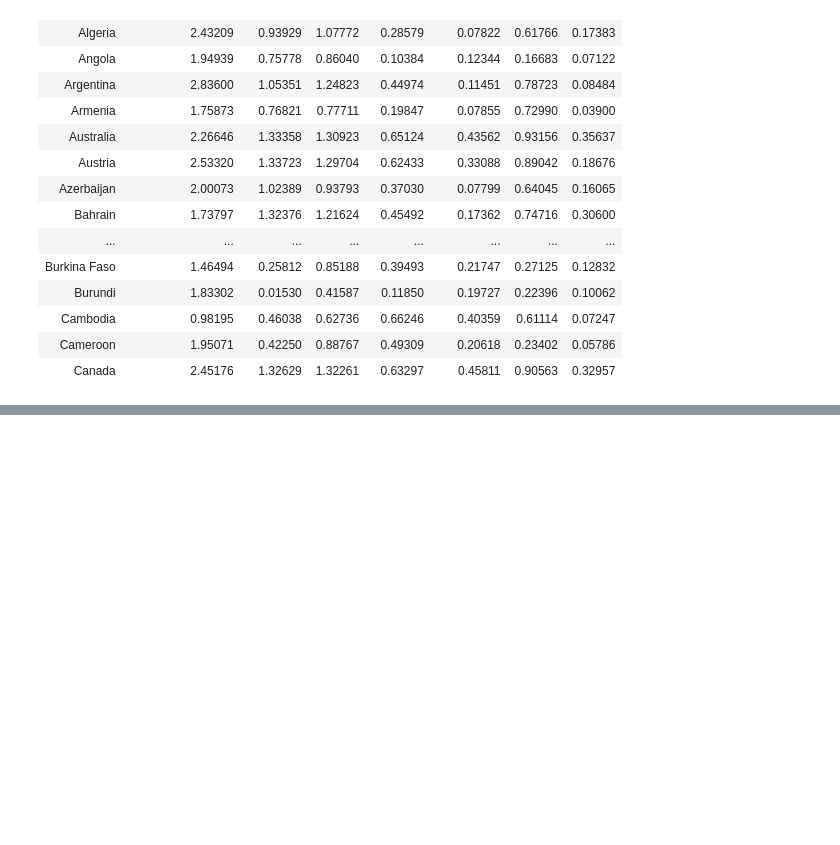
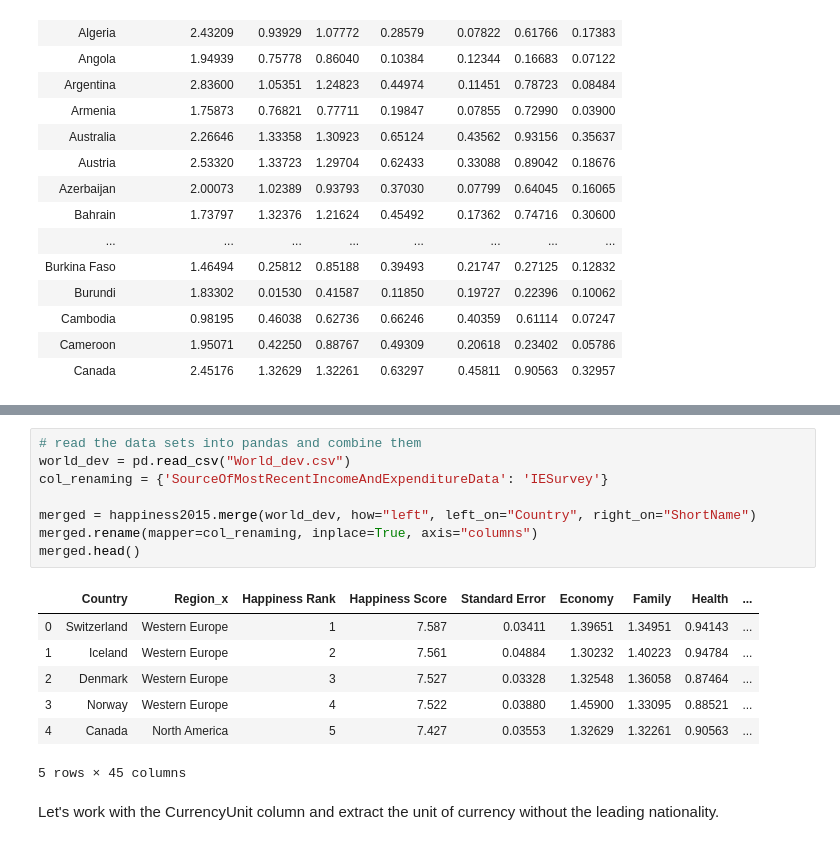
Before and after one commit to srinivasanprashant/World-Happiness-Report, a Jupyter notebook: data-analysis.ipynb, the cells around one changed output, grey strips where cells are left out. Cells and saved outputs as stored; diff of their text form; blank space fills up the shorter version.

```diff
--- a/data-analysis.ipynb
+++ b/data-analysis.ipynb
@@ -282,0 +286,18 @@ unmelt.head(25)
+# %%
+# read the data sets into pandas and combine them
+world_dev = pd.read_csv("World_dev.csv")
+col_renaming = {'SourceOfMostRecentIncomeAndExpenditureData': 'IESurvey'}
+
+merged = happiness2015.merge(world_dev, how="left", left_on="Country", right_on="ShortName")
+merged.rename(mapper=col_renaming, inplace=True, axis="columns")
+merged.head()
+# %% [output]
+|  | Country | Region_x | Happiness Rank | Happiness Score | Standard Error | Economy | Family | Health | ... |
+| 0 | Switzerland | Western Europe | 1 | 7.587 | 0.03411 | 1.39651 | 1.34951 | 0.94143 | ... |
+| 1 | Iceland | Western Europe | 2 | 7.561 | 0.04884 | 1.30232 | 1.40223 | 0.94784 | ... |
+| 2 | Denmark | Western Europe | 3 | 7.527 | 0.03328 | 1.32548 | 1.36058 | 0.87464 | ... |
+| 3 | Norway | Western Europe | 4 | 7.522 | 0.03880 | 1.45900 | 1.33095 | 0.88521 | ... |
+| 4 | Canada | North America | 5 | 7.427 | 0.03553 | 1.32629 | 1.32261 | 0.90563 | ... |
+5 rows × 45 columns
+# %% [markdown]
+Let's work with the CurrencyUnit column and extract the unit of currency without the leading nationality.
```
Also changed, not shown: parts of 12 cells of this notebook.
